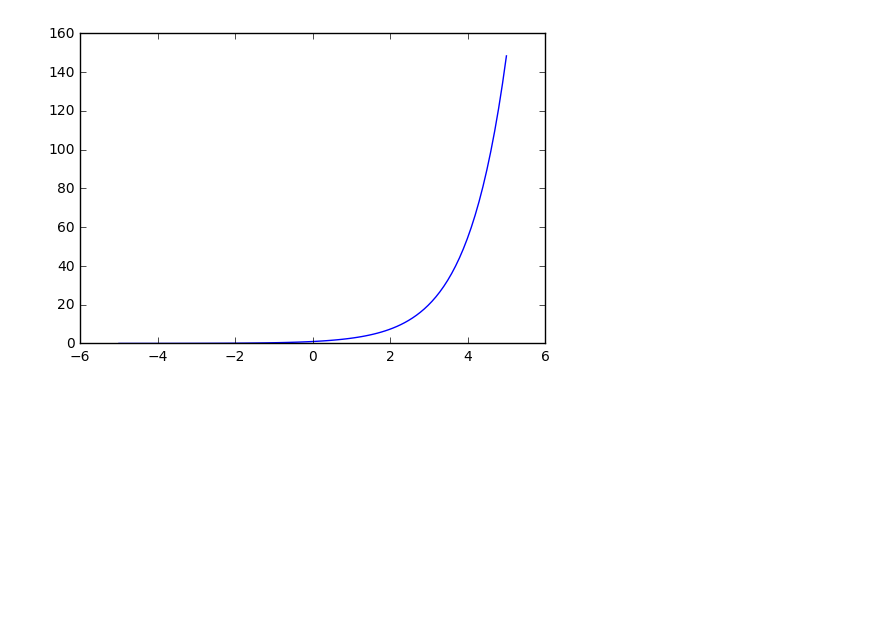
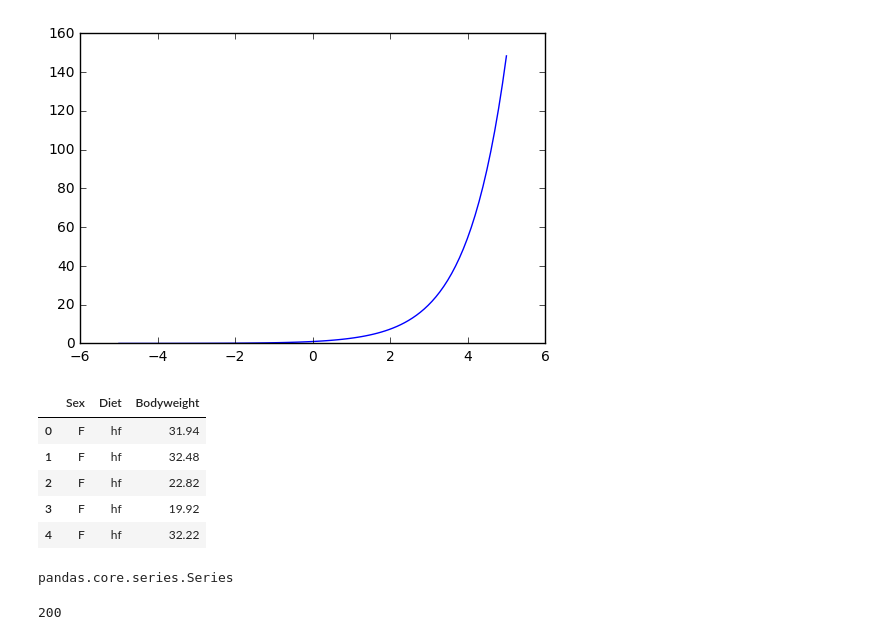
Before and after one commit to recobaself/python_playground, a Jupyter notebook: practicing numpy.ipynb, the cells around one changed output. Drawn from its saved outputs; the diff is of its cells as text; code cells hidden in the pictures; blank space fills up the shorter version.

```diff
--- a/practicing numpy.ipynb
+++ b/practicing numpy.ipynb
@@ -59,0 +62,11 @@ plt.show()
+# %%
+dat = pd.read_csv('../r_playground/mice_pheno.csv')
+# %%
+dat.head()
+# %% [output]
+|  | Sex | Diet | Bodyweight |
+| 0 | F | hf | 31.94 |
+| 1 | F | hf | 32.48 |
+| 2 | F | hf | 22.82 |
+| 3 | F | hf | 19.92 |
+| 4 | F | hf | 32.22 |
@@ -59,0 +75,4 @@ plt.show()
+# %%
+type(hf)
+# %% [output]
+pandas.core.series.Series
@@ -59,0 +87,4 @@ plt.show()
+# %%
+hfPopulation.size
+# %% [output]
+200
```
Also changed, not shown: parts of 7 cells of this notebook.
